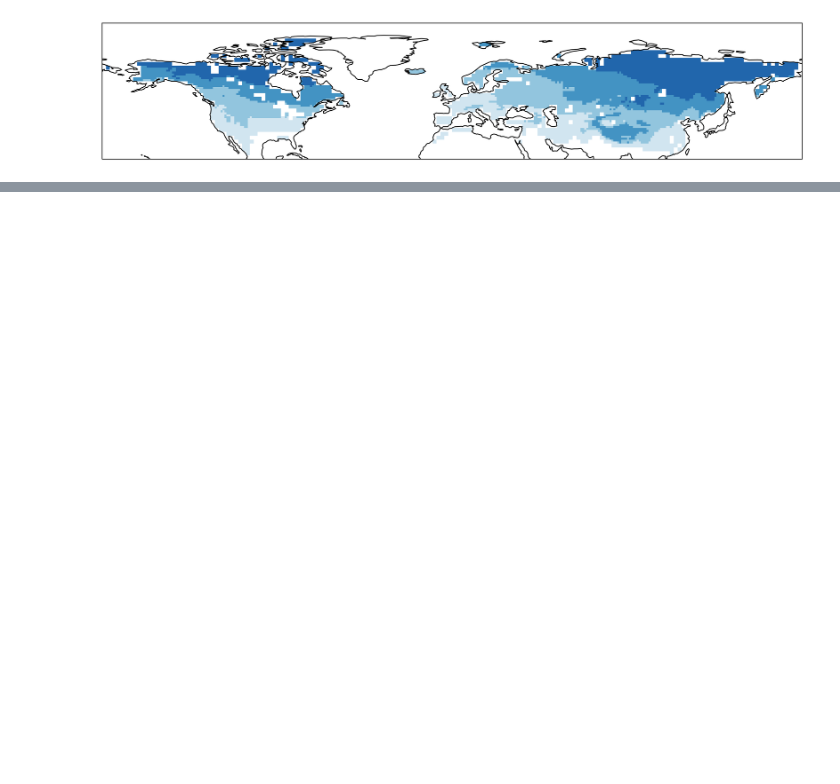
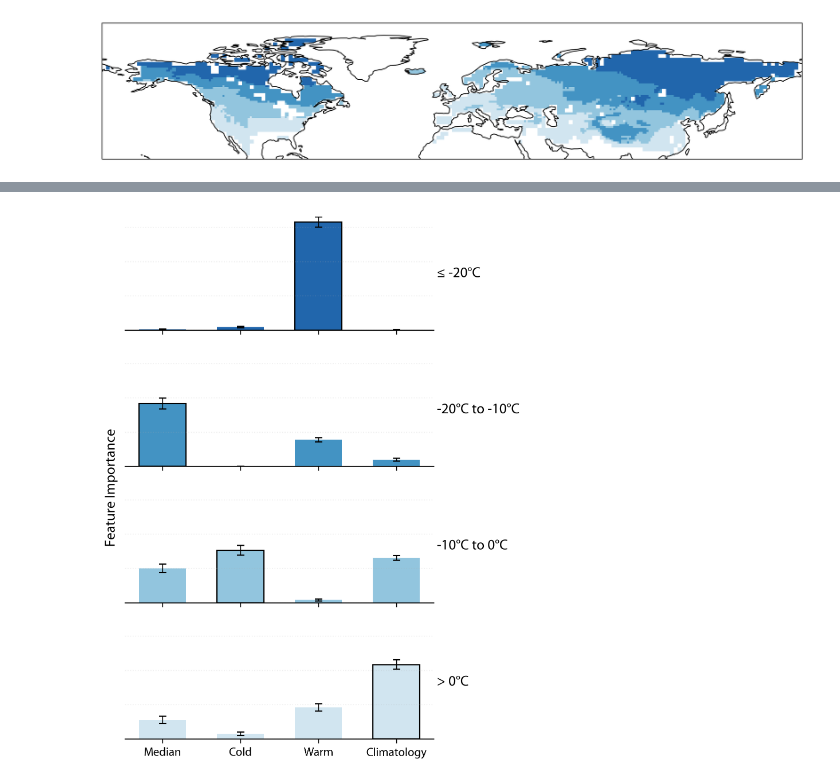
Before and after one commit to cruiseryy/mean_vs_median_temp, a Jupyter notebook: comparison_against_snow.ipynb, the cells around one changed output, grey strips where cells are left out. Cells and saved outputs as stored; diff of their text form; code cells hidden in the pictures; blank space fills up the shorter version.

```diff
--- a/comparison_against_snow.ipynb
+++ b/comparison_against_snow.ipynb
@@ -461,0 +546,86 @@ err
+# %%
+# Plot Shapley values for all temperature categories in a 4x1 grid
+fig, axes = plt.subplots(4, 1, figsize=(4.4, 6.6), sharex=True)
+
+# Define temperature category labels
+temp_categories = [
+    "≤ -20°C",
+    "-20°C to -10°C",
+    "-10°C to 0°C",
+    "> 0°C"
+]
+
+# Use the colors from the blues colormap for consistency
+colors = [
+    np.array([0.12941176, 0.4       , 0.6745098 ]),
+    np.array([0.2627451 , 0.57647059, 0.76470588]),
+    np.array([0.57254902, 0.77254902, 0.87058824]),
+    np.array([0.81960784, 0.89803922, 0.94117647])
+]
+
+# Find the maximum importance value across all groups for consistent scaling
+max_importance = max([results['importances_mean'].max() for results in shapley_results.values()])
+
+# Get feature names from the first group
+feature_names = shapley_results[0]['feature_names']
+
+# Plot each temperature category
+for idx, (group_key, results) in enumerate(shapley_results.items()):
+    ax = axes[idx]
+
+    # Get importance values and standard deviations
+    importances = results['importances_mean']
+    std_devs = results['importances_std']
+
+    # Create positions for bars
+    positions = np.arange(len(feature_names))
+
+    # Find the most important predictor
+    most_important_idx = np.argmax(importances)
+
+    # Plot bars
+    for i, (pos, imp, std) in enumerate(zip(positions, importances, std_devs)):
+        # Highlight the most important predictor
+        if i == most_important_idx:
+            ax.bar(pos, imp, width=0.6, color=colors[idx], edgecolor='black', linewidth=1)
+        else:
+            ax.bar(pos, imp, width=0.6, color=colors[idx])
+
+        # Add error bars
+        ax.errorbar(pos, imp, yerr=std, fmt='none', ecolor='black', capsize=3, linewidth=0.8)
+
+    # Add labels - moved to the right outside the subplot
+    ax.text(1.01, 0.5, temp_categories[idx], transform=ax.transAxes,
+            fontsize=12, va='center', ha='left')
+
+    # Clean up appearance
+    ax.tick_params(axis='y', which='both', left=False, labelleft=False)
+    ax.spines['top'].set_visible(False)
+    ax.spines['right'].set_visible(False)
+    ax.spines['left'].set_visible(False)
+
+    # Add subtle grid
+    ax.grid(axis='y', linestyle=':', alpha=0.2)
+
+# Add x-axis labels only to the bottom subplot
+axes[-1].set_xticks(positions)
+axes[-1].set_xticklabels(feature_names, rotation=0, ha='center', fontsize=10)
+
+# Set consistent y-axis limits
+for ax in axes:
+    ax.set_ylim(0, max_importance * 1.05)
+
+# Add a single y-axis label
+fig.text(-0.02, 0.5, 'Feature Importance', va='center', rotation='vertical', fontsize=12)
+
+plt.tight_layout()
+plt.subplots_adjust(hspace=0.2, right=0.85)  # Adjusted right margin to make room for labels
+
+# Show and save
+plt.show()
+fig.savefig('figures_new/shapley_values_by_temperature.png',
+            transparent=True,
+            bbox_inches='tight',
+            dpi=600)
+# %% [output]
+[figure, added]
```
Also changed, not shown: parts of 12 cells of this notebook, 13 other files.
